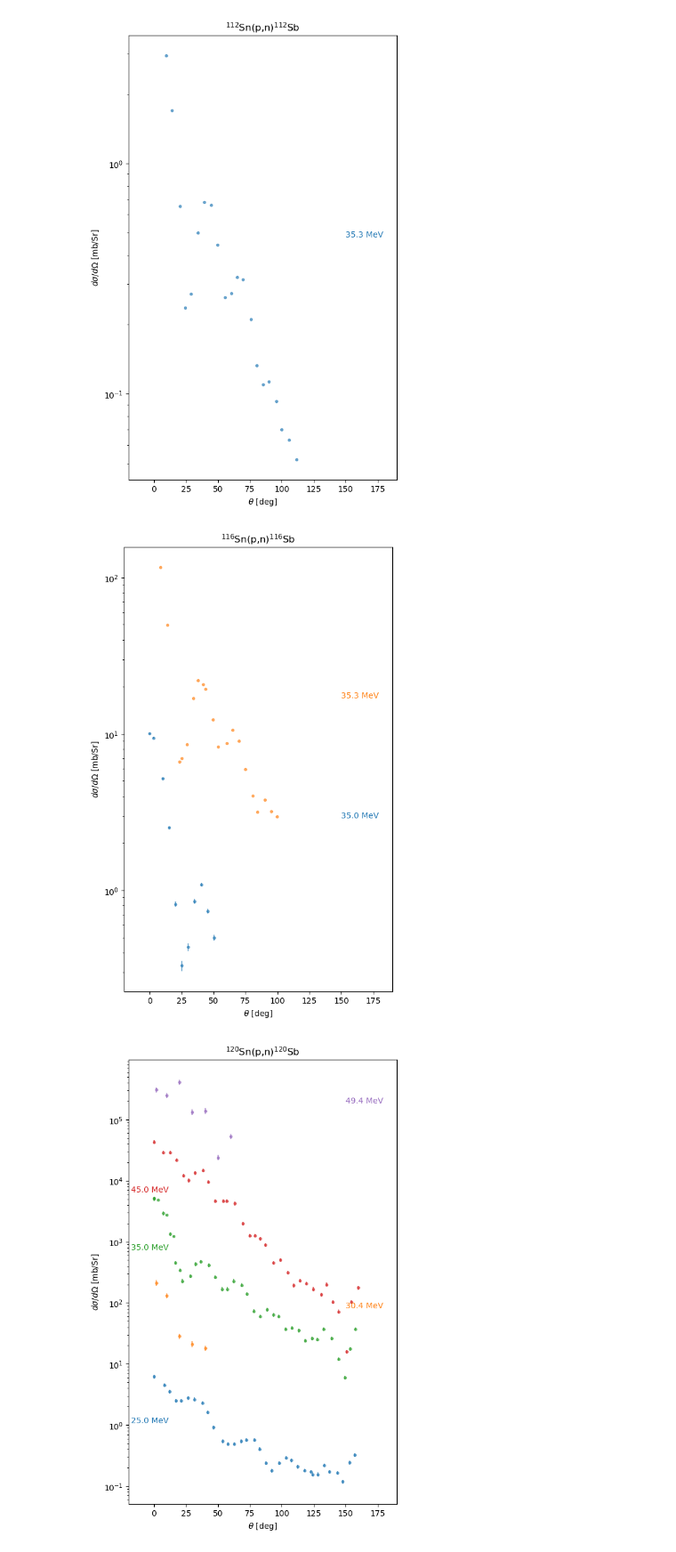
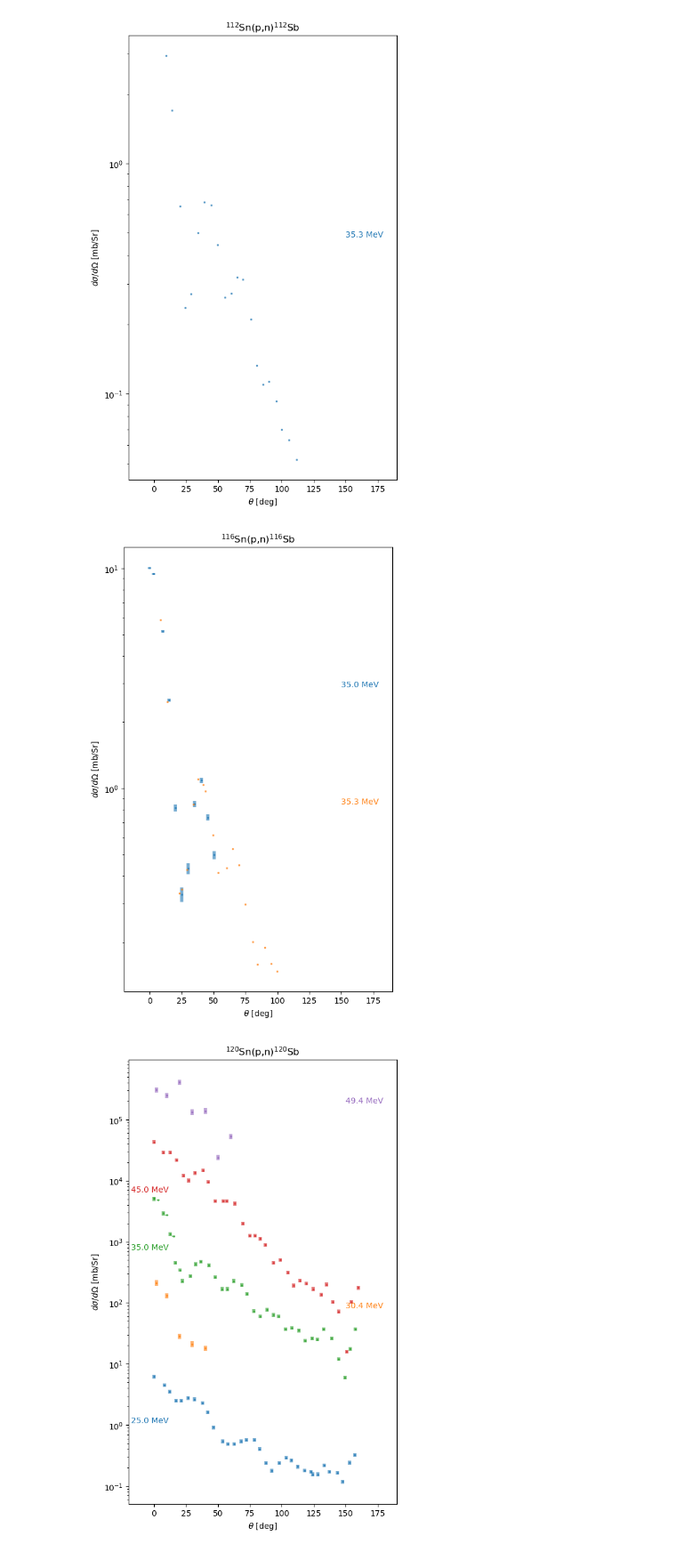
Before and after one commit to beykyle/elm, a Jupyter notebook: data/quasielastic/all_isotopes.ipynb, the cells around one changed output. Shown at 89% size. Drawn from its saved outputs; the diff is of its cells as text; code cells hidden in the pictures.

```diff
--- a/data/quasielastic/all_isotopes.ipynb
+++ b/data/quasielastic/all_isotopes.ipynb
@@ -184,13 +396,17 @@ target: (208, 82)
 # %%
 # for Anderson data at 134 and 160 MeV, the analog 0+ transition is given in two subentries
 anderson134 = exfor_tools.get_measurements_from_subentry(
-        [10,200],
-        db.retrieve(ENTRY="C0134")["C0134"].getSimplifiedDataSets()[('C0134', 'C0134002',' ')]
+    [10, 200],
+    db.retrieve(ENTRY="C0134")["C0134"].getSimplifiedDataSets()[
+        ("C0134", "C0134002", " ")
+    ],
 )[0]
 
-anderson160 =exfor_tools.get_measurements_from_subentry(
-        [10,200],
-        db.retrieve(ENTRY="C0134")["C0134"].getSimplifiedDataSets()[('C0134', 'C0134004',' ')]
+anderson160 = exfor_tools.get_measurements_from_subentry(
+    [10, 200],
+    db.retrieve(ENTRY="C0134")["C0134"].getSimplifiedDataSets()[
+        ("C0134", "C0134004", " ")
+    ],
 )[0]
 
 measurements[Ca48].append(anderson134)
@@ -284,3 +707,3 @@ target: (208, 82)
 # %%
-entries = ["O0048"]
-measurements = get_pn_measurements(entries, measurements)
+# entries = ["O0048"]
+# measurements = get_pn_measurements(entries, measurements)
@@ -313,20 +733,24 @@ def plot_measurements(
         n += 1
 
         # plot experiment
-        x, dx, y, dy = (
+        x, x_err, y, y_err = (
             measurement.data[0, :],
             measurement.data[1, :],
             measurement.data[2, :],
             measurement.data[3, :],
         )
-        p =  ax.errorbar(
+        p = ax.errorbar(
             x,
             offset * y,
-            offset * dy,
-            marker=".",
+            yerr=offset * y_err,
+            # xerr=x_err,
+            marker="s",
+            markersize=2,
+            #            color='none',
             alpha=0.6,
             linestyle="none",
-          #  color="k",
+            linewidth=4,
+            #  color="k",
         )
         # add a label
         energy = str(measurement.Elab)
@@ -341,9 +765,7 @@ def plot_measurements(
             xloc = -18
             yloc = np.mean(y)
 
-
-        plt.text( xloc, yloc*offset, f"{energy} MeV", color=p.lines[0].get_color())
-
+        plt.text(xloc, yloc * offset, f"{energy} MeV", color=p.lines[0].get_color())
 
     ax.set_xlim(xlim)
 
@@ -383,11 +805,11 @@ plot_measurements(
 # %%
 plot_measurements(
     all_qepn_measurements[Sn116],
     rxn_names[Sn116],
-    constant_factor=20,
+    constant_factor=1,
 )
 # %% [output]
-[figure, old version]
+[figure, new version]
 # %%
 plot_measurements(
     all_qepn_measurements[Sn120],
```
Also changed, not shown: parts of 37 cells of this notebook.
